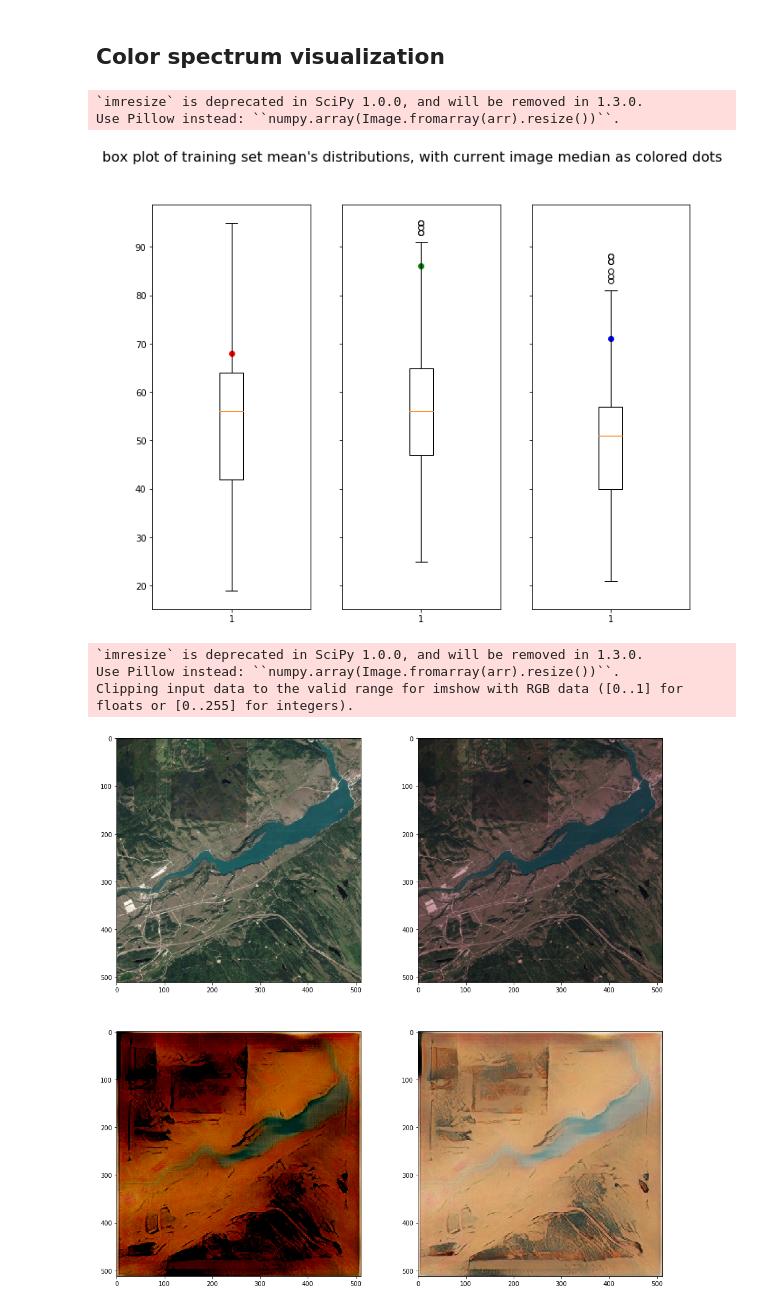
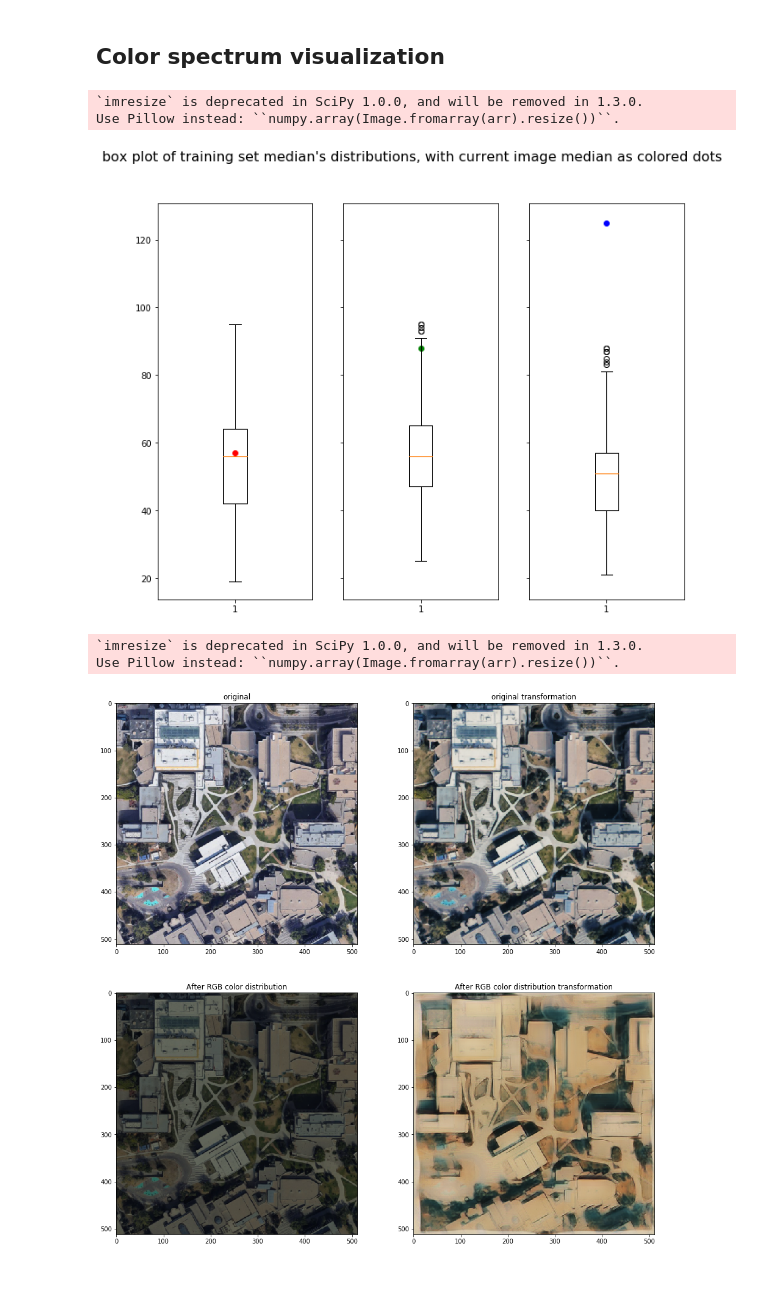
Before and after one commit to Davidnh8/CycleGan, a Jupyter notebook: Japanaese Art.ipynb, the cells around one changed output. Cells and saved outputs as stored; diff of their text form; code cells hidden in the pictures; blank space fills up the shorter version.

```diff
--- a/Japanaese Art.ipynb
+++ b/Japanaese Art.ipynb
@@ -223,15 +228,0 @@ def make_512_512(img, troubleshoot=False):
-# %%
-fig,ax=plt.subplots(1,2, figsize=[16,8.5])
-
-path="C:\\Users\\David\\Desktop\\CycleGan\\data\\Japanese\\MakeImages\\Map\\GhostLake.jpg"
-img=imageio.imread(path)
-img=make_512_512(img, troubleshoot=False)
-ax[0].imshow(img)
-
-transform_img=genXY.predict(img.reshape(1,512,512,3)/127.5-1)
-ax[1].imshow(img_range(transform_img.reshape(512,512,3)))
-
-plt.show()
-path_to="C:\\Users\\David\\Desktop\\CycleGan\\data\\Japanese\\MakeImages\\Japanese_Style_Map\\"
-result = Image.fromarray(img_range(transform_img.reshape(512,512,3)).astype('uint8'))
-result.save(path_to+'special.jpg' )
@@ -247,6 +229,9 @@ IP=ImageProcessing.ImageProcessing()
 # %% [markdown]
 ## Color spectrum visualization
 # %%
+import ImageProcessing
+IP=ImageProcessing.ImageProcessing()
+
 path="C:\\Users\\David\\Desktop\\CycleGan\\data\\Japanese\\trainA\\*.jpg"
 trainA=glob.glob(path)
 r_med=[]
@@ -267,46 +252,53 @@ ax[0].boxplot(r_med)
 ax[1].boxplot(g_med)
 ax[2].boxplot(b_med)
 
-path="C:\\Users\\David\\Desktop\\CycleGan\\data\\Japanese\\MakeImages\\Map\\GhostLake.jpg"
+path="C:\\Users\\David\\Desktop\\CycleGan\\data\\Japanese\\MakeImages\\Map\\751px-VanGogh-starry_night_ballance1.jpg"
 img=imageio.imread(path)
 img=make_512_512(img)
 ax[0].scatter(1,np.median(img[:,:,0]), color='red')
 ax[1].scatter(1,np.median(img[:,:,1]), color='green')
 ax[2].scatter(1,np.median(img[:,:,2]), color='blue')
 
-fig.suptitle("box plot of training set mean's distributions, with current image median as colored dots", fontsize=16)
+fig.suptitle("box plot of training set median's distributions, with current image median as colored dots", fontsize=16)
 plt.show()
 # %% [output]
 `imresize` is deprecated in SciPy 1.0.0, and will be removed in 1.3.0.
 Use Pillow instead: ``numpy.array(Image.fromarray(arr).resize())``.
-[figure, old version]
+[figure, new version]
 # %%
 from PIL import Image
 fig,ax=plt.subplots(2,2, figsize=[16,16])
 
-name="GhostLake"
+# paths
+name="uofc.jpg"
 path_from="C:\\Users\\David\\Desktop\\CycleGan\\data\\Japanese\\MakeImages\\Map\\"
 path_to="C:\\Users\\David\\Desktop\\CycleGan\\data\\Japanese\\MakeImages\\Japanese_Style_Map\\"
-img=imageio.imread(path_from + name + ".jpg")
+
+# make 512 512
+img=imageio.imread(path_from + name)
 img=make_512_512(img, troubleshoot=False)
 result = Image.fromarray(img.astype('uint8'))
-result.save(path_to+'original_%s.jpg' % name)
+result.save(path_to+'original_%s_%s_%s_%s.jpg' % (name, epochs, bs, closs))
+
+# original
 ax[0,0].imshow(img)
+ax[0,0].set_title("original")
+original_transform=genXY.predict(img.reshape(1,512,512,3)/127.5-1)
+ax[0,1].imshow(img_range(original_transform.reshape(512,512,3)))
+ax[0,1].set_title("original transformation")
 
+# after adjustment
 new_img=IP.adjust_RGB_color_distribution(img, (r_med_med, g_med_med, b_med_med), mode='median')
-ax[0,1].imshow(new_img)
-#print(new_img.shape)
-#print(new_img.reshape(1,512,512,3)/127.5-1)
+ax[1,0].imshow(new_img)
+ax[1,0].set_title("After RGB color distribution")
+color_adjust_transform=genXY.predict(new_img.reshape(1,512,512,3)/127.5-1)
+ax[1,1].imshow(img_range(color_adjust_transform.reshape(512,512,3)))
+ax[1,1].set_title("After RGB color distribution transformation")
 
-transform_img=genXY.predict(new_img.reshape(1,512,512,3)/127.5-1)
-ax[1,0].imshow(transform_img.reshape(512,512,3))
-ax[1,1].imshow(img_range(transform_img.reshape(512,512,3)))
-#print(img_range(transform_img.reshape(512,512,3)))
 
-result = Image.fromarray(img_range(transform_img.reshape(512,512,3)).astype('uint8'))
-result.save(path_to+'transformed_%s.jpg' % name)
+result = Image.fromarray(img_range(color_adjust_transform.reshape(512,512,3)).astype('uint8'))
+result.save(path_to+'transformed_%s_%s_%s_%s.jpg' % (name, epochs, bs, closs))
 # %% [output]
 `imresize` is deprecated in SciPy 1.0.0, and will be removed in 1.3.0.
 Use Pillow instead: ``numpy.array(Image.fromarray(arr).resize())``.
-Clipping input data to the valid range for imshow with RGB data ([0..1] for floats or [0..255] for integers).
-[figure, old version]
+[figure, new version]
```
Also changed, not shown: parts of 9 cells of this notebook, 2 other files.
